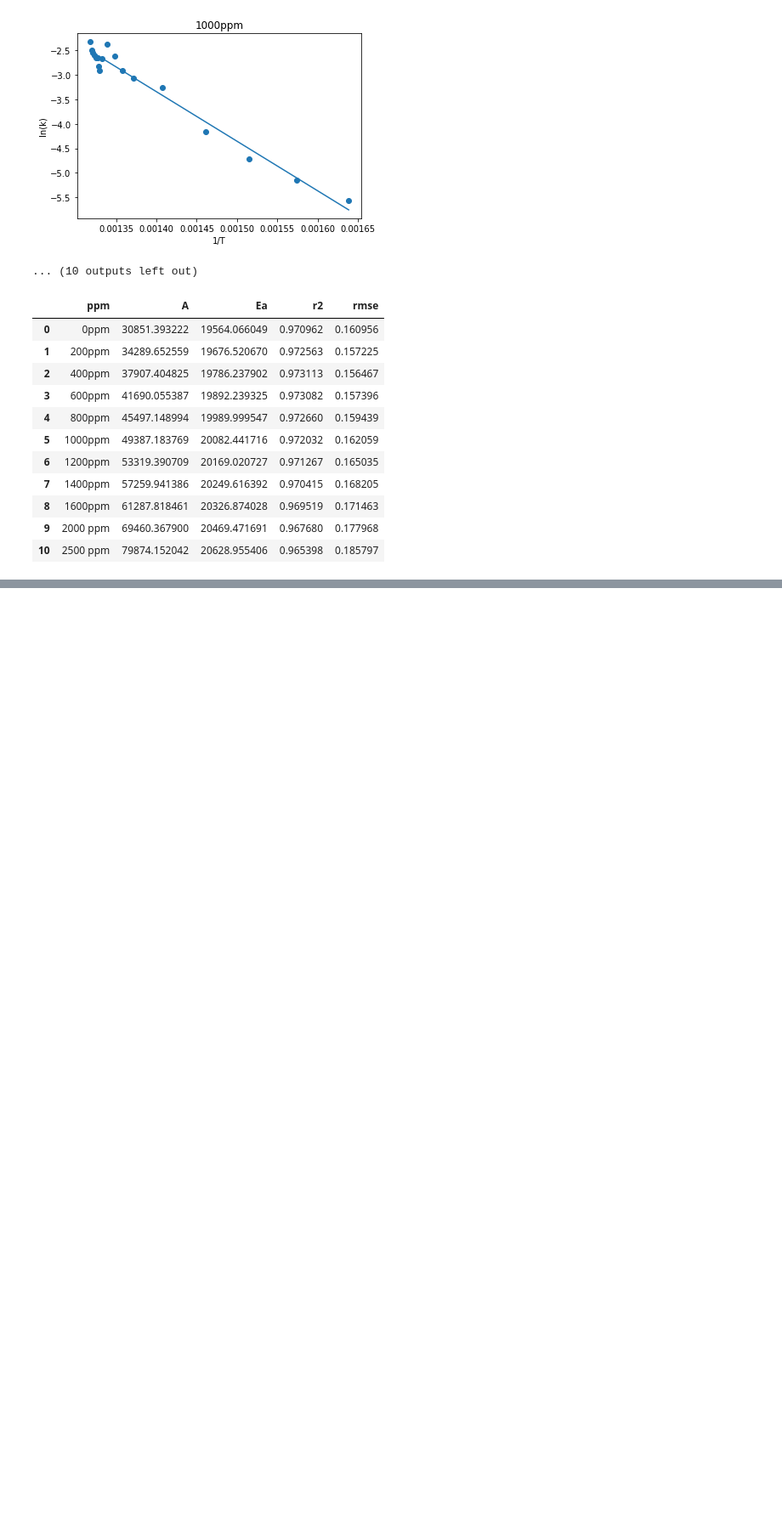
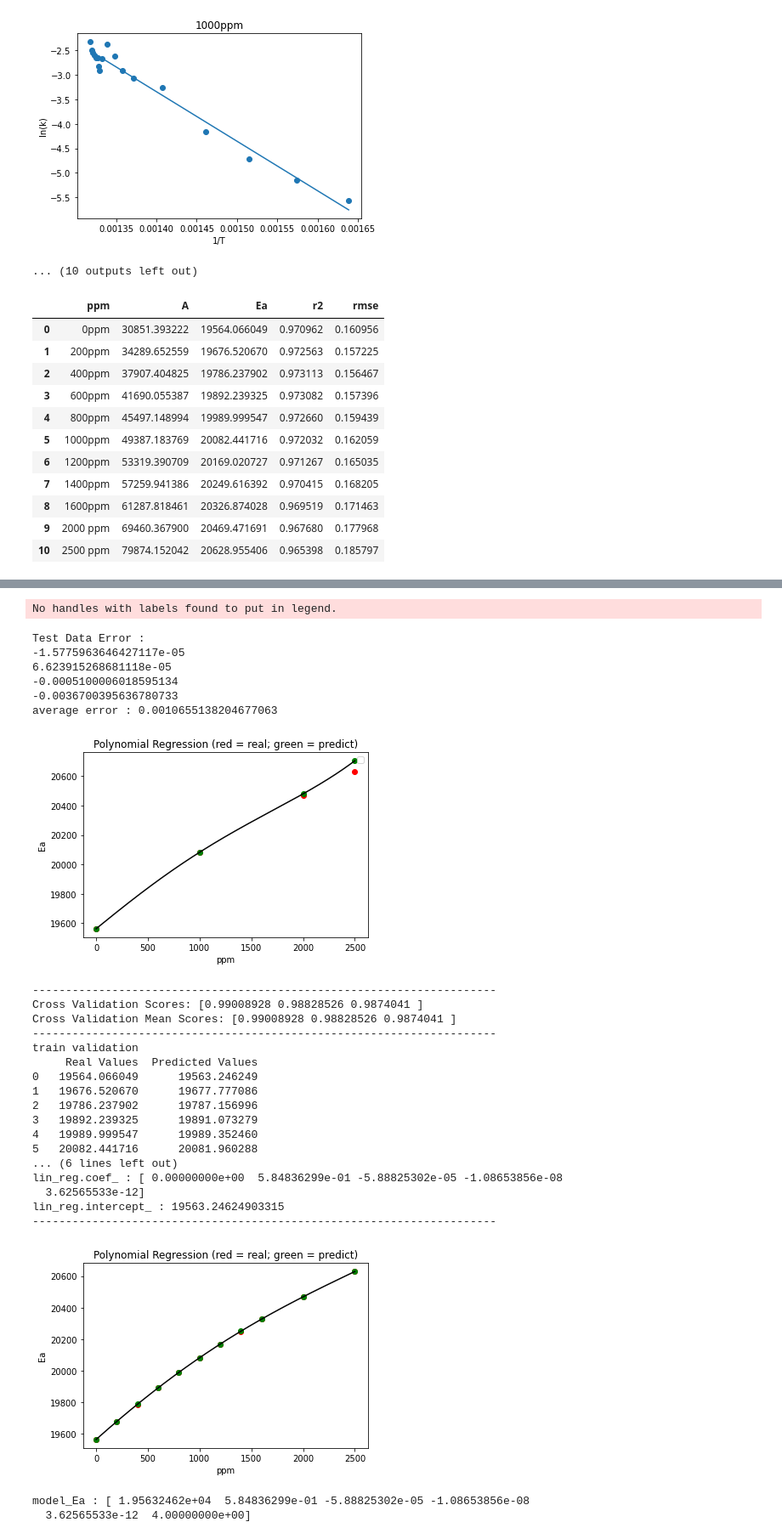
Before and after one commit to BingHungLee/EDC_Cracking_Furnace_Design, a Jupyter notebook: [20210712]_EDC_FireHeater_Simulation.ipynb, the cells around one changed output, grey strips where cells are left out. Shown at 85% size. Saved outputs shown, nothing was run; the diff lists cells and outputs as text; code cells hidden in the pictures; blank space fills up the shorter version.

```diff
--- a/[20210712]_EDC_FireHeater_Simulation.ipynb
+++ b/[20210712]_EDC_FireHeater_Simulation.ipynb
@@ -256,0 +393,32 @@ df
+# %%
+model_Ea = poly_train(2,4,Polydataset)
+print("model_Ea :", model_Ea)
+# %% [output]
+No handles with labels found to put in legend.
+Test Data Error :
+-1.5775963646427117e-05
+6.623915268681118e-05
+-0.0005100006018595134
+-0.0036700395636780733
+average error : 0.0010655138204677063
+[figure, added]
+----------------------------------------------------------------------
+Cross Validation Scores: [0.99008928 0.98828526 0.9874041 ]
+Cross Validation Mean Scores: [0.99008928 0.98828526 0.9874041 ]
+----------------------------------------------------------------------
+train validation
+     Real Values  Predicted Values
+0   19564.066049      19563.246249
+1   19676.520670      19677.777086
+2   19786.237902      19787.156996
+3   19892.239325      19891.073279
+4   19989.999547      19989.352460
+5   20082.441716      20081.960288
+... (6 lines left out)
+lin_reg.coef_ : [ 0.00000000e+00  5.84836299e-01 -5.88825302e-05 -1.08653856e-08
+  3.62565533e-12]
+lin_reg.intercept_ : 19563.24624903315
+----------------------------------------------------------------------
+[figure, added]
+model_Ea : [ 1.95632462e+04  5.84836299e-01 -5.88825302e-05 -1.08653856e-08
+  3.62565533e-12  4.00000000e+00]
```
Also changed, not shown: parts of 9 cells of this notebook.
